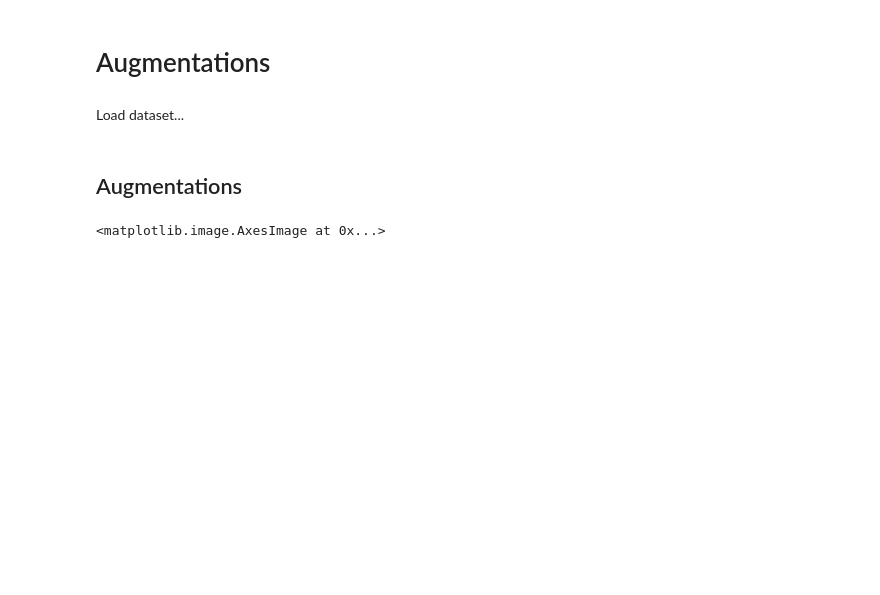
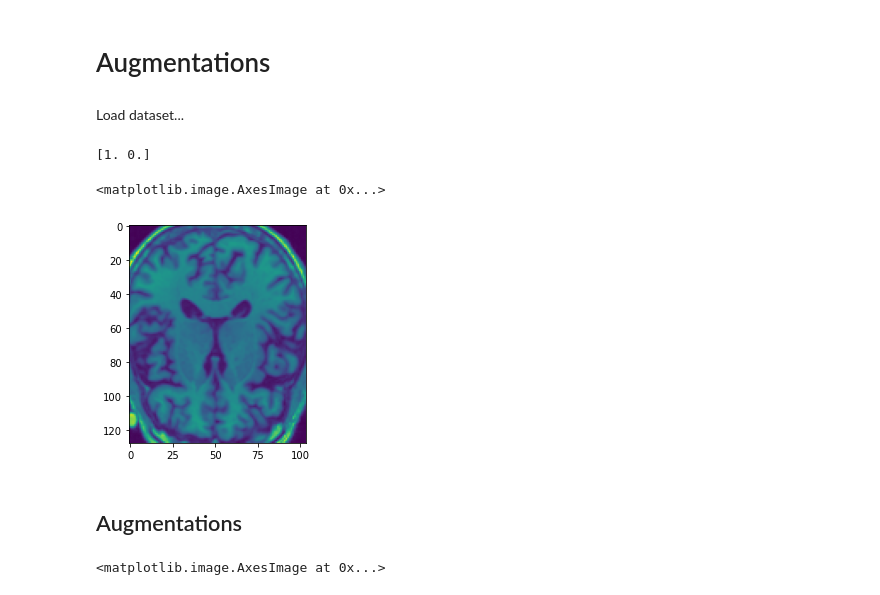
Before and after one commit to timzatko/dp, a Jupyter notebook: conda_notebooks/augmentations.ipynb, the cells around one changed output. Saved outputs shown, nothing was run; the diff lists cells and outputs as text; code cells hidden in the pictures; blank space fills up the shorter version.

```diff
--- a/conda_notebooks/augmentations.ipynb
+++ b/conda_notebooks/augmentations.ipynb
@@ -59,5 +59,13 @@ for batch_x, batch_y in seq:
     val_x = batch_x
     val_y = batch_y
     break
+# %%
+a = 0
+print(val_y[0])
+plt.imshow(val_x[0][56])
+# %% [output]
+[1. 0.]
+<matplotlib.image.AxesImage at 0x...>
+[figure, added]
 # %% [markdown]
 ## Augmentations
```
Also changed, not shown: parts of 8 cells of this notebook, 18 other files.
